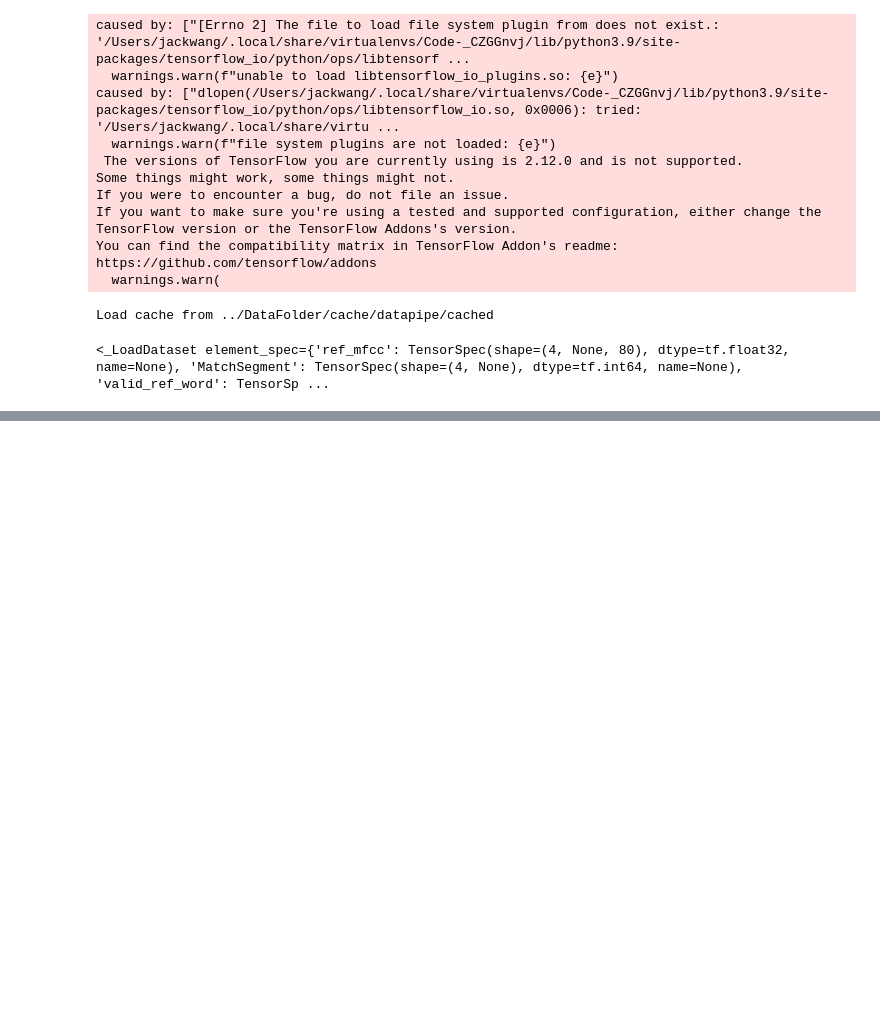
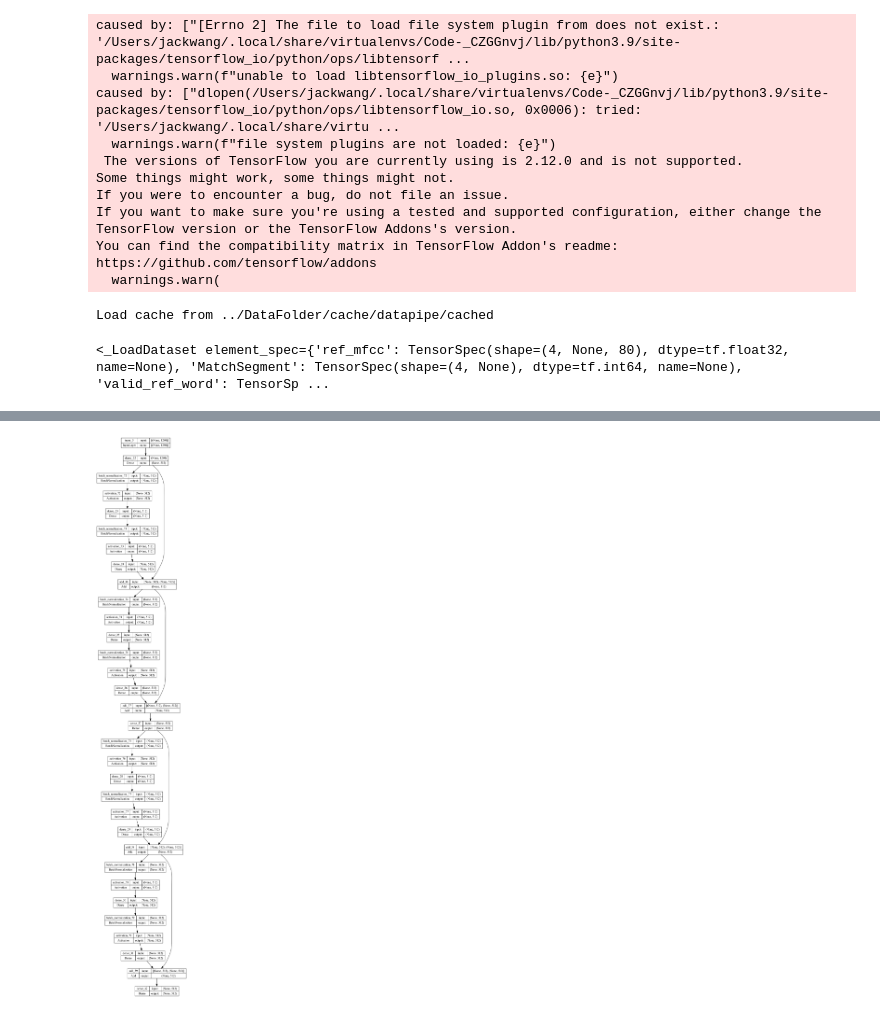
Before and after one commit to YihaoJW/Educational_Speech_Assessment, a Jupyter notebook: DataPreperation/ASR_Test.ipynb, the cells around one changed output, grey strips where cells are left out. Drawn from its saved outputs; the diff is of its cells as text; code cells hidden in the pictures; blank space fills up the shorter version.

```diff
--- a/DataPreperation/ASR_Test.ipynb
+++ b/DataPreperation/ASR_Test.ipynb
@@ -34,9 +34,9 @@ Load cache from ../DataFolder/cache/datapipe/cached
 # %%
 base_feature = ([None, 80], 512, [128, 256, 384, 512], 3, 2)
 base_feature_name = ('input_shape', 'feature_depth', 'channels_list', 'filter_size', 'stack_size')
-dense_feature = ([None, 1280], 512, [512, 512], 2)
+dense_feature = ([1280], 512, [512, 512], 2)
 dense_feature_name = ('input_shape', 'output_shape', 'channels_list', 'stack_size')
-word_prediction = ([None, 512], 2500, [512, 1024], 2)
+word_prediction = ([512], 2500, [512, 1024], 2)
 word_prediction_name = ('input_shape', 'output_shape', 'channels_list', 'stack_size')
 # Generate dict using zip
 # base_feature = dict(zip(base_feature_name, base_feature))
@@ -83,2 +111,6 @@ C.compile(optimizer=tf.keras.optimizers.Adam(learning_rate=0.001))
+# %%
+tf.keras.utils.plot_model(C.deep_feature,expand_nested=True, show_shapes=True, show_layer_names=True)
+# %% [output]
+[figure, added]
 # %%
 C.fit(dst, epochs=1)
```
Also changed, not shown: parts of 14 cells of this notebook, 2 other files.
